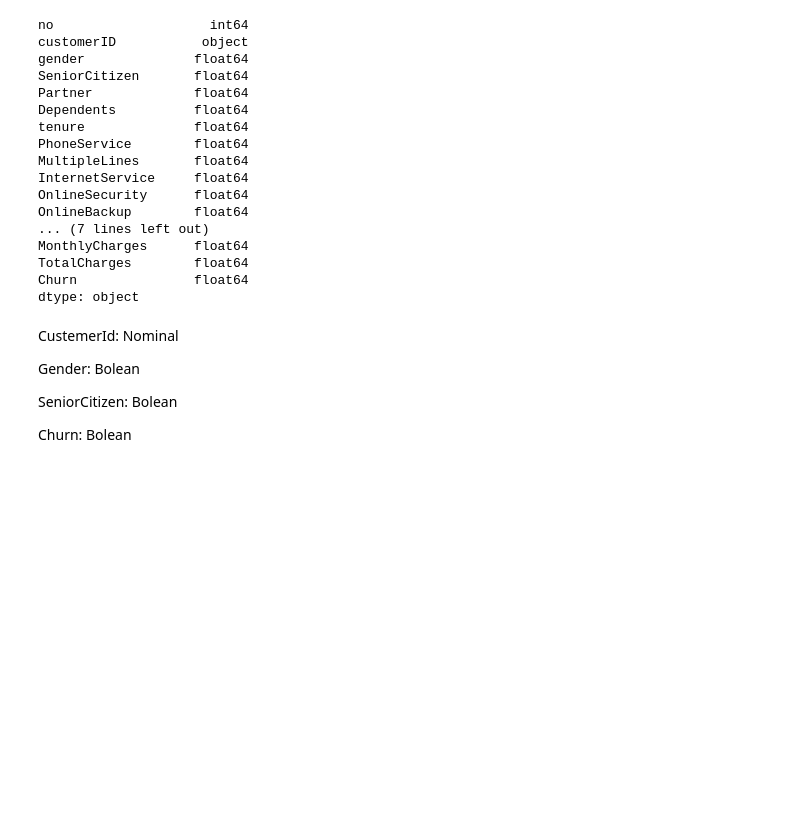
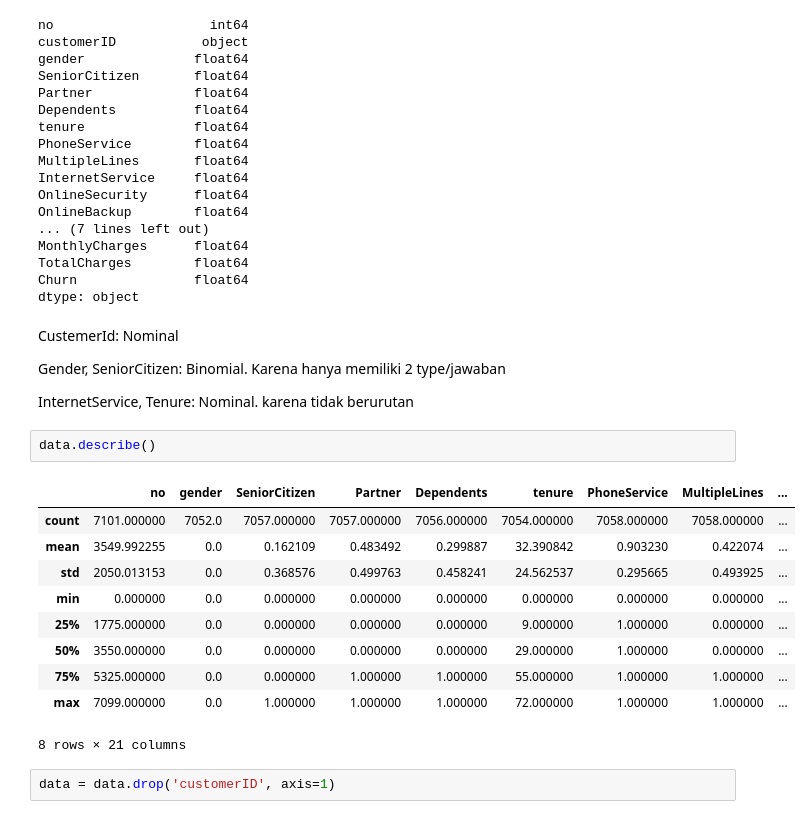
Before and after one commit to ZiolesXy/DataAnalytic, a Jupyter notebook: Type_Data.ipynb, the cells around one changed output. Saved outputs shown, nothing was run; the diff lists cells and outputs as text; blank space fills up the shorter version.

```diff
--- a/Type_Data.ipynb
+++ b/Type_Data.ipynb
@@ -33,11 +33,24 @@ MonthlyCharges      float64
 TotalCharges        float64
 Churn               float64
 dtype: object
-# %% [markdown]
-CustemerId: Nominal
-
-Gender: Bolean
-
-SeniorCitizen: Bolean
-
-Churn: Bolean
+# %% [markdown]
+CustemerId: Nominal
+
+Gender, SeniorCitizen: Binomial. Karena hanya memiliki 2 type/jawaban
+
+InternetService, Tenure: Nominal. karena tidak berurutan
+# %%
+data.describe()
+# %% [output]
+|  | no | gender | SeniorCitizen | Partner | Dependents | tenure | PhoneService | MultipleLines | ... |
+| count | 7101.000000 | 7052.0 | 7057.000000 | 7057.000000 | 7056.000000 | 7054.000000 | 7058.000000 | 7058.000000 | ... |
+| mean | 3549.992255 | 0.0 | 0.162109 | 0.483492 | 0.299887 | 32.390842 | 0.903230 | 0.422074 | ... |
+| std | 2050.013153 | 0.0 | 0.368576 | 0.499763 | 0.458241 | 24.562537 | 0.295665 | 0.493925 | ... |
+| min | 0.000000 | 0.0 | 0.000000 | 0.000000 | 0.000000 | 0.000000 | 0.000000 | 0.000000 | ... |
+| 25% | 1775.000000 | 0.0 | 0.000000 | 0.000000 | 0.000000 | 9.000000 | 1.000000 | 0.000000 | ... |
+| 50% | 3550.000000 | 0.0 | 0.000000 | 0.000000 | 0.000000 | 29.000000 | 1.000000 | 0.000000 | ... |
+| 75% | 5325.000000 | 0.0 | 0.000000 | 1.000000 | 1.000000 | 55.000000 | 1.000000 | 1.000000 | ... |
+| max | 7099.000000 | 0.0 | 1.000000 | 1.000000 | 1.000000 | 72.000000 | 1.000000 | 1.000000 | ... |
+8 rows × 21 columns
+# %%
+data = data.drop('customerID', axis=1)
```
Also changed, not shown: parts of 4 cells of this notebook.
